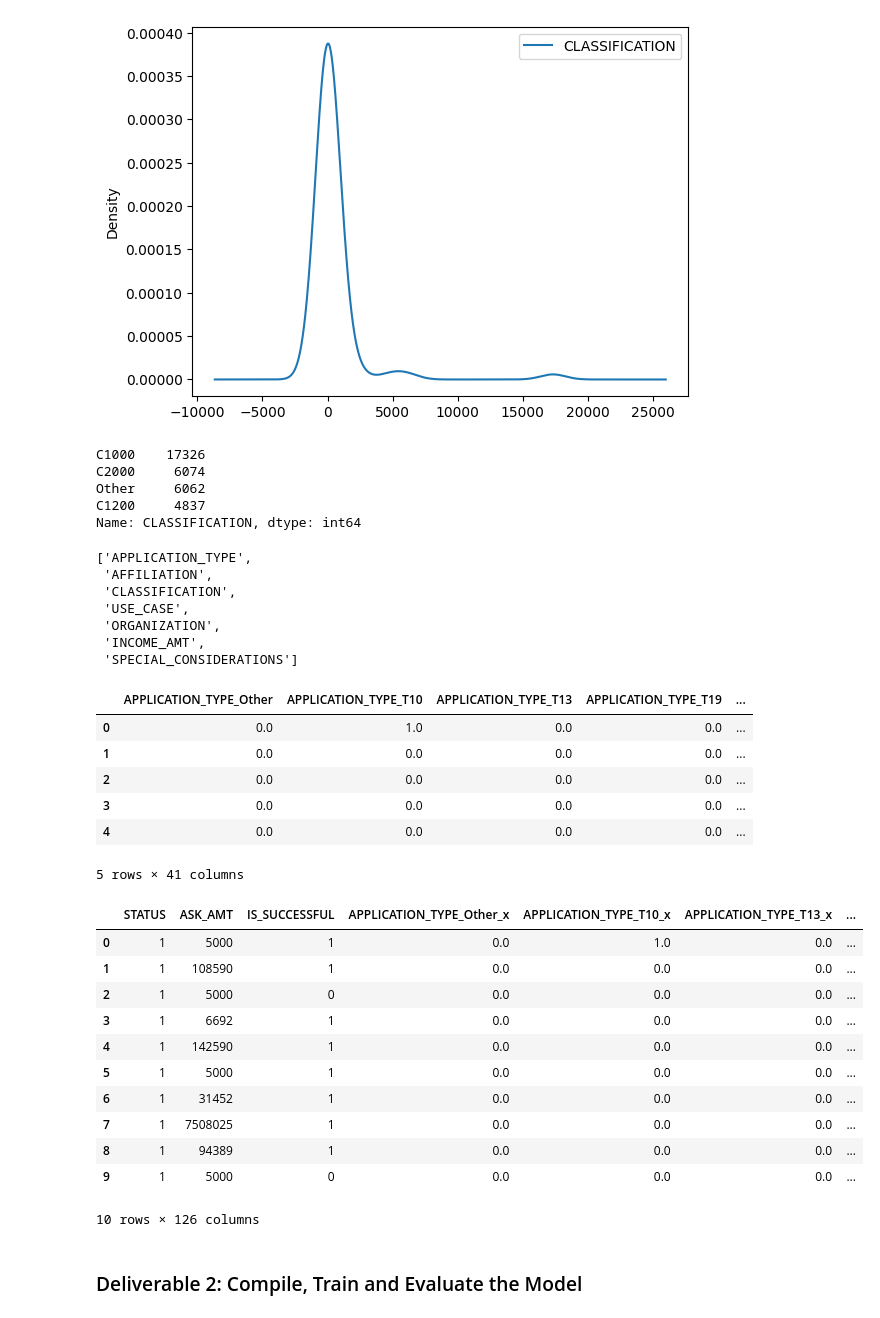
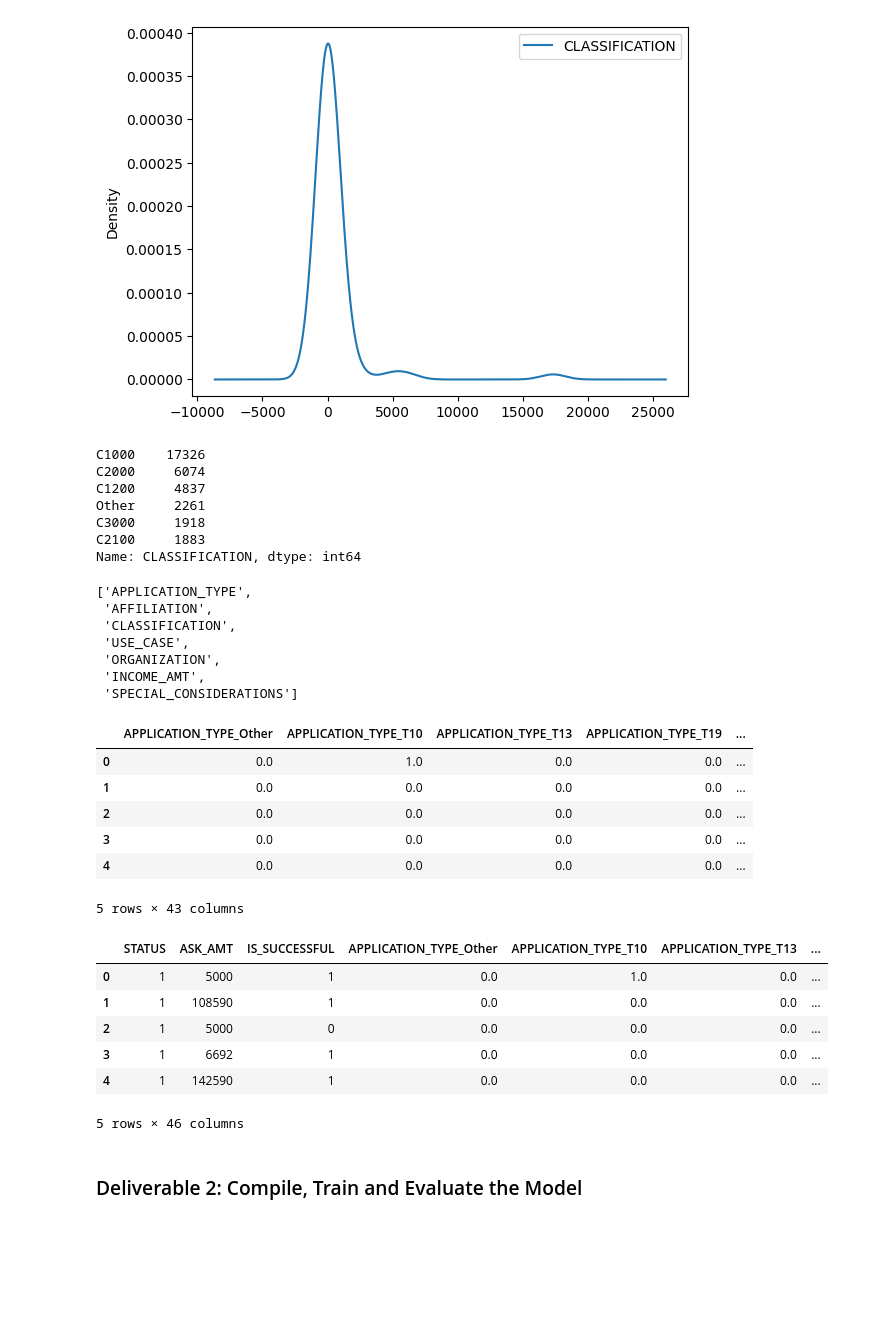
Before and after one commit to stacey1079/Neural_Network_Charity_Analysis, a Jupyter notebook: AlphabetSoupCharity.ipynb, the cells around one changed output. Saved outputs shown, nothing was run; the diff lists cells and outputs as text; code cells hidden in the pictures; blank space fills up the shorter version.

```diff
--- a/AlphabetSoupCharity.ipynb
+++ b/AlphabetSoupCharity.ipynb
@@ -9,7 +9,7 @@ import tensorflow as tf
 
 #  Import and read the charity_data.csv.
 import pandas as pd
-application_df = pd.read_csv("sample_data/Resources/charity_data.csv")
+application_df = pd.read_csv("sample_data/charity_data.csv")
 application_df.head()
 # %% [output]
 |  | EIN | NAME | APPLICATION_TYPE | AFFILIATION | CLASSIFICATION | USE_CASE | ORGANIZATION | STATUS | ... |
@@ -147,8 +147,10 @@ application_df.CLASSIFICATION.value_counts()
 # %% [output]
 C1000    17326
 C2000     6074
-Other     6062
 C1200     4837
+Other     2261
+C3000     1918
+C2100     1883
 Name: CLASSIFICATION, dtype: int64
 # %%
 # Generate our categorical variable lists
@@ -179,24 +181,18 @@ encode_df.head()
 | 2 | 0.0 | 0.0 | 0.0 | 0.0 | ... |
 | 3 | 0.0 | 0.0 | 0.0 | 0.0 | ... |
 | 4 | 0.0 | 0.0 | 0.0 | 0.0 | ... |
-5 rows × 41 columns
+5 rows × 43 columns
 # %%
 # Merge one-hot encoded features and drop the originals
-application_df_encoded = application_df.merge(encode_df,left_index=True, right_index=True)
-#application_df_encoded = application_df.drop(columns=application_cat, axis=1)
-application_df_encoded.head(10)
+application_df_encoded = application_df.merge(encode_df,left_index=True, right_index=True).drop(columns=application_cat, axis=1)
+application_df_encoded.head()
 # %% [output]
-|  | STATUS | ASK_AMT | IS_SUCCESSFUL | APPLICATION_TYPE_Other_x | APPLICATION_TYPE_T10_x | APPLICATION_TYPE_T13_x | ... |
+|  | STATUS | ASK_AMT | IS_SUCCESSFUL | APPLICATION_TYPE_Other | APPLICATION_TYPE_T10 | APPLICATION_TYPE_T13 | ... |
 | 0 | 1 | 5000 | 1 | 0.0 | 1.0 | 0.0 | ... |
 | 1 | 1 | 108590 | 1 | 0.0 | 0.0 | 0.0 | ... |
 | 2 | 1 | 5000 | 0 | 0.0 | 0.0 | 0.0 | ... |
 | 3 | 1 | 6692 | 1 | 0.0 | 0.0 | 0.0 | ... |
 | 4 | 1 | 142590 | 1 | 0.0 | 0.0 | 0.0 | ... |
-| 5 | 1 | 5000 | 1 | 0.0 | 0.0 | 0.0 | ... |
-| 6 | 1 | 31452 | 1 | 0.0 | 0.0 | 0.0 | ... |
-| 7 | 1 | 7508025 | 1 | 0.0 | 0.0 | 0.0 | ... |
-| 8 | 1 | 94389 | 1 | 0.0 | 0.0 | 0.0 | ... |
-| 9 | 1 | 5000 | 0 | 0.0 | 0.0 | 0.0 | ... |
-10 rows × 126 columns
+5 rows × 46 columns
 # %%
 # Split our preprocessed data into our features and target arrays
```
Also changed, not shown: parts of 8 cells of this notebook.
